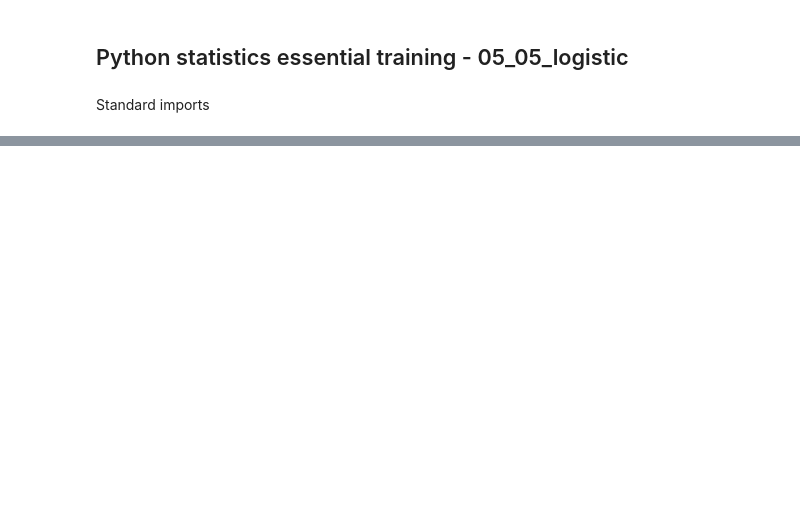
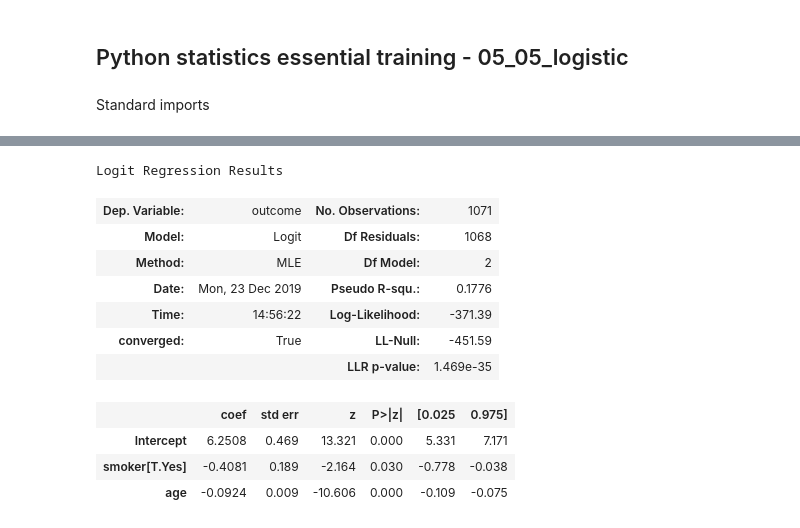
Before and after one commit to atalebizadeh/DS-Career-Track, a Jupyter notebook: Python Statistics/Exercise Files/chapter5/05_05/05_05_logistic_begin.ipynb, the cells around one changed output, grey strips where cells are left out. Cells and saved outputs as stored; diff of their text form; code cells hidden in the pictures; blank space fills up the shorter version.

```diff
--- a/Python Statistics/Exercise Files/chapter5/05_05/05_05_logistic_begin.ipynb
+++ b/Python Statistics/Exercise Files/chapter5/05_05/05_05_logistic_begin.ipynb
@@ -33,0 +95,15 @@ def plotfit(fit):
+# %%
+logit_smoker_age.summary()
+# %% [output]
+Logit Regression Results
+| Dep. Variable: | outcome | No. Observations: | 1071 |
+| Model: | Logit | Df Residuals: | 1068 |
+| Method: | MLE | Df Model: | 2 |
+| Date: | Mon, 23 Dec 2019 | Pseudo R-squ.: | 0.1776 |
+| Time: | 14:56:22 | Log-Likelihood: | -371.39 |
+| converged: | True | LL-Null: | -451.59 |
+|  |  | LLR p-value: | 1.469e-35 |
+|  | coef | std err | z | P>|z| | [0.025 | 0.975] |
+| Intercept | 6.2508 | 0.469 | 13.321 | 0.000 | 5.331 | 7.171 |
+| smoker[T.Yes] | -0.4081 | 0.189 | -2.164 | 0.030 | -0.778 | -0.038 |
+| age | -0.0924 | 0.009 | -10.606 | 0.000 | -0.109 | -0.075 |
```
Also changed, not shown: parts of 14 cells of this notebook, 2 other files.
